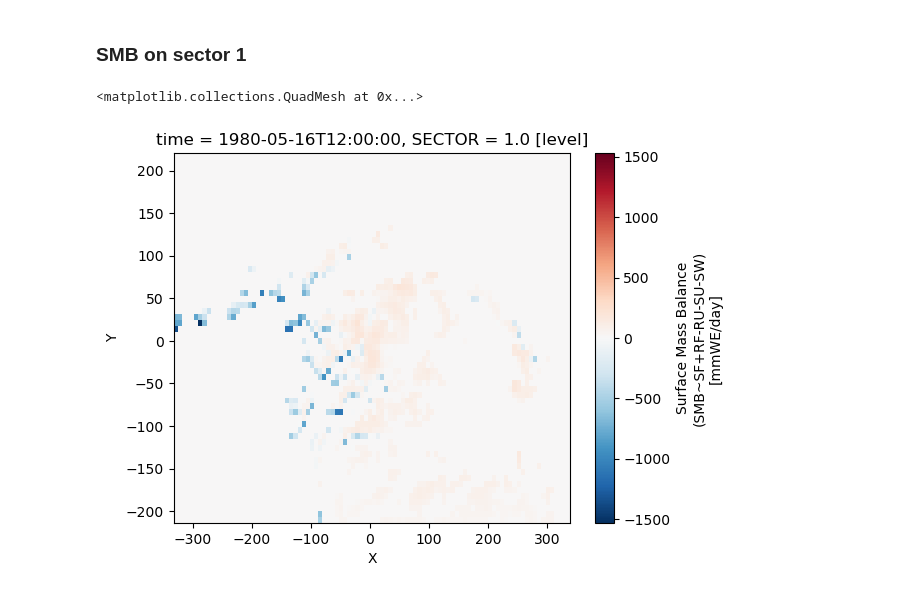
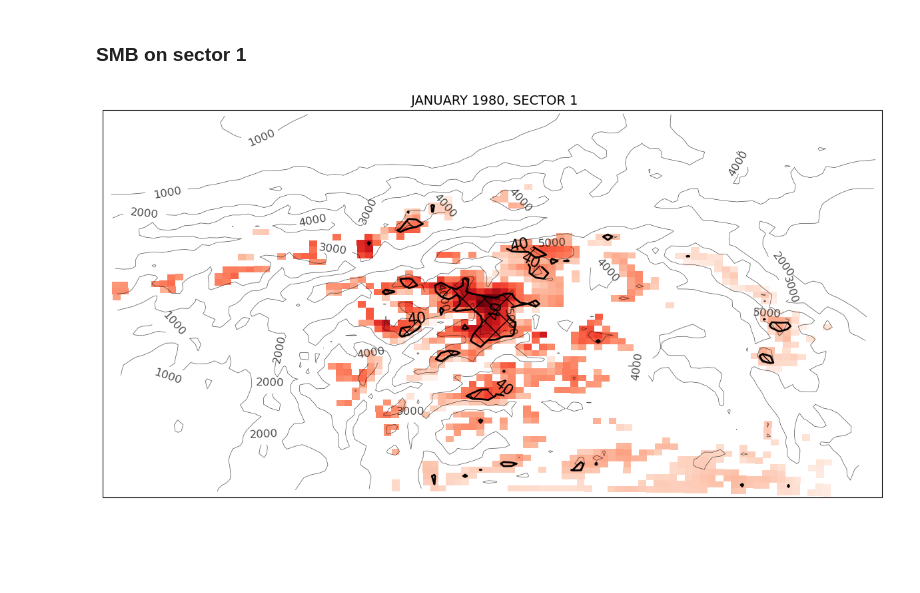
Before and after one commit to xfain/MAR_HMA, a Jupyter notebook: Pamir_domain/Sector_IceMask_analyses.ipynb, the cells around one changed output. Saved outputs shown, nothing was run; the diff lists cells and outputs as text; code cells hidden in the pictures; blank space fills up the shorter version.

```diff
--- a/Pamir_domain/Sector_IceMask_analyses.ipynb
+++ b/Pamir_domain/Sector_IceMask_analyses.ipynb
@@ -141,18 +143,58 @@ variable='SMB'
 #"Surface Mass Balance (SMB~SF+RF-RU-SU-SW)"
 
 fileNameF= variable+'_mon_MARv3.14_ER5_spin2_'+domain_2+'_1980-2024.nc'
-ds_SMB= xr.open_dataset(sourceData_1+fileNameF).SMB.isel(SECTOR=0).load()
+ds_SMB= xr.open_dataset(sourceData_1+fileNameF).SMB.sel(SECTOR=sector).load()
 
 ds_SMB = ds_SMB.assign_coords(X=np.round(ds_SMB.X.values))
 ds_SMB = ds_SMB.assign_coords(Y=np.round(ds_SMB.Y.values))
 ds_SMB = ds_SMB.rename({'TIME': 'time'})
 
-# Enlever k pixels sur les contours
-ds_SMB = ds_SMB[:,k:-k,k:-k]
-ds_SMB.isel(time=4).plot()
+# # Enlever k pixels sur les contours
+# ds_SMB = ds_SMB[:,k:-k,k:-k]
+# ds_SMB.isel(time=6).plot()
-# %% [output]
-<matplotlib.collections.QuadMesh at 0x...>
-[figure, removed]
+# %%
+ice_level=40#
+
+cmap_mod = plt.get_cmap('terrain')
+
+fig, ax = plt.subplots(figsize=(12, 12), subplot_kw={'projection': ccrs.PlateCarree()})
+
+smb_data = ds_SMB.isel(time=0)
+smb_mask = np.ma.masked_where(smb_data == 0, smb_data)
+
+smb = ax.pcolormesh(
+    ds_lon, ds_lat, smb_mask,
+    transform=ccrs.PlateCarree(),
+    cmap="Reds",   # une seule couleur
+    shading="auto")
+
+ICE1=ax.contourf(ds_lon, ds_lat,ds_ICE,
+            levels=[10,ice_level,100],
+            hatches=['','X','X'],
+            colors="none",
+            transform=ccrs.PlateCarree())
+ax.set_aspect(1.0)
+
+SH1 = ax.contour(ds_lon, ds_lat, ds_SH,
+                             levels=[1000,2000,3000,4000,5000,6000,7000],
+                             colors="k", linewidths=0.5, alpha=0.7,
+                             transform=ccrs.PlateCarree())
+ax.clabel(SH1, inline=True, fontsize=12, fmt="%d")
+
+ICE2= ax.contour(ds_lon, ds_lat, ds_ICE,
+                    levels=[ice_level],
+                    colors="black", linewidths=2.0, alpha=1.0,
+                    transform=ccrs.PlateCarree())
+
+ax.clabel(ICE2, inline=True, fontsize=16, fmt="%d")
+
+fig.subplots_adjust(left=0.2, right=0.8, top=0.95, bottom=0.1, wspace=0.05, hspace=0.2)
+plt.tight_layout()
+ax.set_title(f" JANUARY 1980, SECTOR 1", fontsize=14)
+
+plt.show()
+# %% [output]
+[figure, added]
 # %%
 ice_level=40#
 
```
Also changed, not shown: parts of 8 cells of this notebook.
